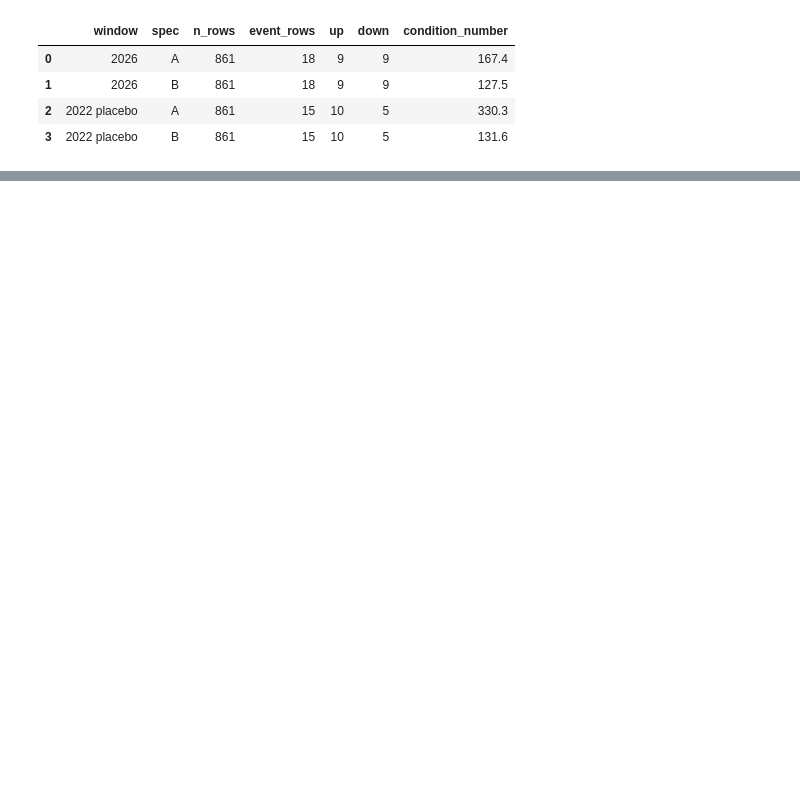
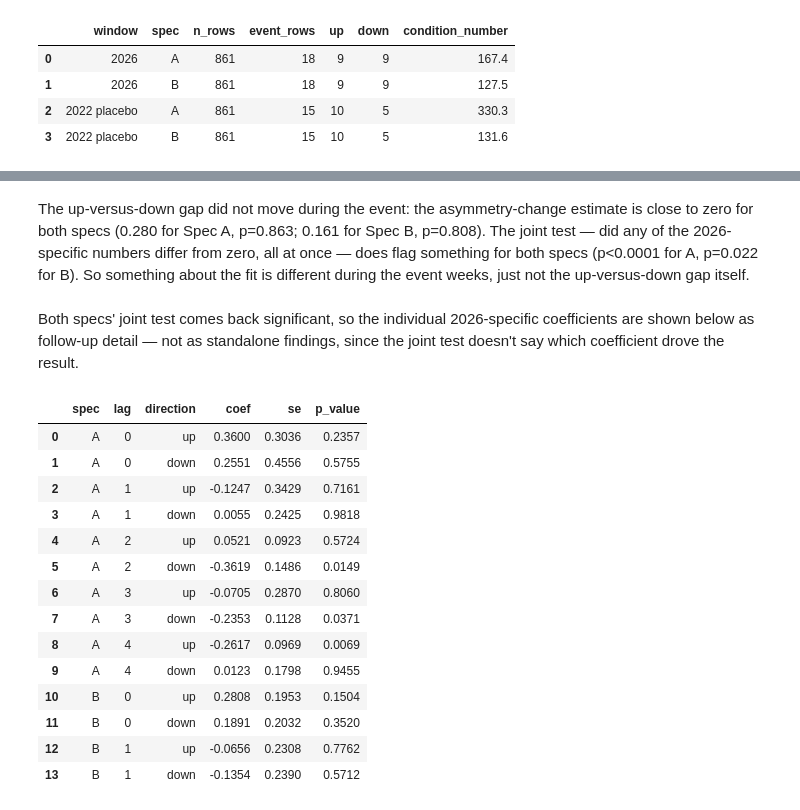
Before and after one commit to ElKuksi/gasoline-rockets-and-feathers, a Jupyter notebook: notebooks/07_2026_event_study.ipynb, the cells around one changed output, grey strips where cells are left out. Cells and saved outputs as stored; diff of their text form; code cells hidden in the pictures; blank space fills up the shorter version.

```diff
--- a/notebooks/07_2026_event_study.ipynb
+++ b/notebooks/07_2026_event_study.ipynb
@@ -398,0 +548,36 @@ unrelated to the economics.
+# %% [markdown]
+The up-versus-down gap did not move during the event: the asymmetry-change estimate is close to
+zero for both specs (0.280 for Spec A, p=0.863; 0.161 for Spec B, p=0.808). The joint test — did
+any of the 2026-specific numbers differ from zero, all at once — does flag something for both
+specs (p<0.0001 for A, p=0.022 for B). So something about the fit is different during the event
+weeks, just not the up-versus-down gap itself.
+# %% [markdown]
+Both specs' joint test comes back significant, so the individual 2026-specific coefficients are shown below as follow-up detail — not as standalone findings, since the joint test doesn't say which coefficient drove the result.
+# %%
+def delta_table(res, interact_lags, spec_label):
+    rows = []
+    for k in interact_lags:
+        for direction in ("up", "down"):
+            name = f"d_{direction}_lag{k}_event"
+            rows.append({"spec": spec_label, "lag": k, "direction": direction, "coef": res.params[name], "se": res.bse[name], "p_value": res.pvalues[name]})
+    return pd.DataFrame(rows)
+
+
+posthoc_table = pd.concat([delta_table(res_a, list(range(K + 1)), "A"), delta_table(res_b, [0, 1], "B")], ignore_index=True)
+posthoc_table.round(4)
+# %% [output]
+|  | spec | lag | direction | coef | se | p_value |
+| 0 | A | 0 | up | 0.3600 | 0.3036 | 0.2357 |
+| 1 | A | 0 | down | 0.2551 | 0.4556 | 0.5755 |
+| 2 | A | 1 | up | -0.1247 | 0.3429 | 0.7161 |
+| 3 | A | 1 | down | 0.0055 | 0.2425 | 0.9818 |
+| 4 | A | 2 | up | 0.0521 | 0.0923 | 0.5724 |
+| 5 | A | 2 | down | -0.3619 | 0.1486 | 0.0149 |
+| 6 | A | 3 | up | -0.0705 | 0.2870 | 0.8060 |
+| 7 | A | 3 | down | -0.2353 | 0.1128 | 0.0371 |
+| 8 | A | 4 | up | -0.2617 | 0.0969 | 0.0069 |
+| 9 | A | 4 | down | 0.0123 | 0.1798 | 0.9455 |
+| 10 | B | 0 | up | 0.2808 | 0.1953 | 0.1504 |
+| 11 | B | 0 | down | 0.1891 | 0.2032 | 0.3520 |
+| 12 | B | 1 | up | -0.0656 | 0.2308 | 0.7762 |
+| 13 | B | 1 | down | -0.1354 | 0.2390 | 0.5712 |
```
Also changed, not shown: parts of 16 cells of this notebook, 4 other files.
